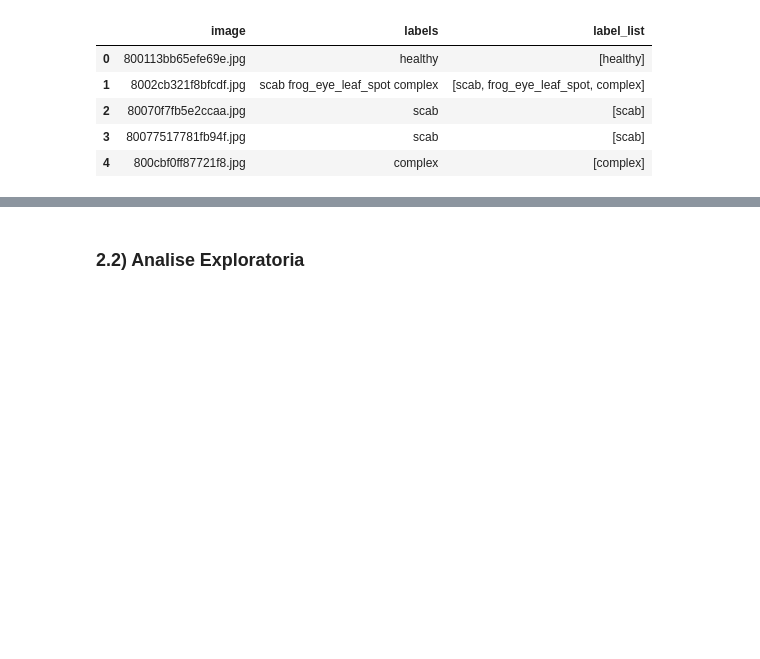
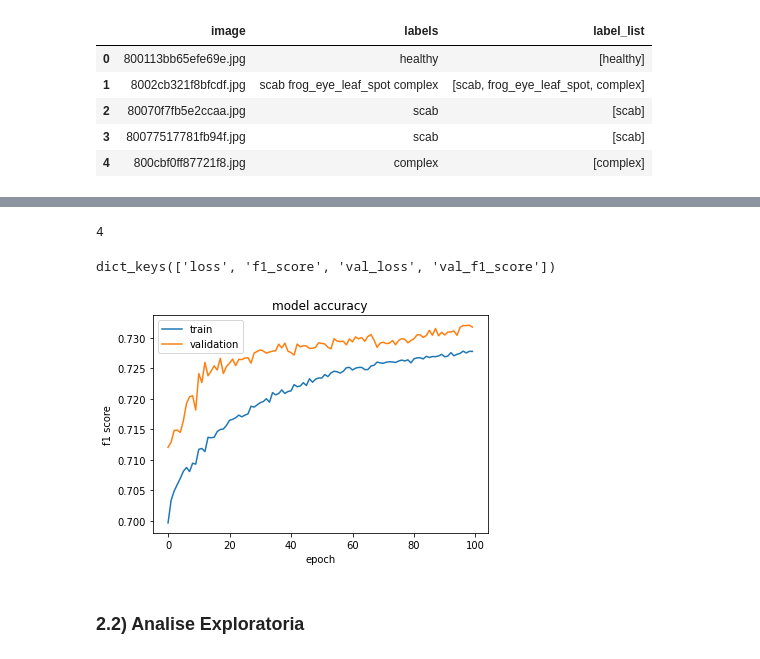
Before and after one commit to esuda/mineiracao_dados_complexos, a Jupyter notebook: Trabalho_Final_Draft_Eric.ipynb, the cells around one changed output, grey strips where cells are left out. Saved outputs shown, nothing was run; the diff lists cells and outputs as text; code cells hidden in the pictures; blank space fills up the shorter version.

```diff
--- a/Trabalho_Final_Draft_Eric.ipynb
+++ b/Trabalho_Final_Draft_Eric.ipynb
@@ -240,0 +364,9 @@ df_train.join(df_mlb, how="left", lsuffix="_first_method", rsuffix="_second_meth
+# %%
+# Insere novas camadas no fim da rede para classificação
+frozen_model_without_rescaling = tf.keras.Sequential([
+  model,
+  tf.keras.layers.GlobalAveragePooling2D(),
+  tf.keras.layers.Dense(len(CLASSES), activation='sigmoid')
+])
+
+frozen_model_without_rescaling.summary()
@@ -240,0 +455,28 @@ df_train.join(df_mlb, how="left", lsuffix="_first_method", rsuffix="_second_meth
+# %%
+# Instancia um otimizador SGD, compila e treina o modelo completo
+sgd = tf.keras.optimizers.SGD(learning_rate=0.001,
+                              momentum=0.9,
+                              decay=0.001,
+                              nesterov=True)
+
+
+# Early Stopping
+early = tf.keras.callbacks.EarlyStopping(monitor='val_loss',
+                                         patience=5,
+                                         restore_best_weights=True)
+# Checkpoint
+filepath = './content/drive/MyDrive/projeto_final_modelos/vanilla_resnet50_v0.h5'
+checkpoint = ModelCheckpoint(filepath,
+                             monitor='val_loss',
+                             save_best_only=True,
+                             mode='max')
+callbacks = [early, checkpoint]
+
+frozen_model_without_rescaling.compile(loss=tf.keras.losses.BinaryCrossentropy(),
+                                       optimizer=sgd,
+                                       metrics=[F1_score])
+
+model_history = frozen_model_without_rescaling.fit(train_ds,
+                                                   epochs=100,
+                                                   callbacks=callbacks,
+                                                   validation_data=val_ds)
@@ -241,3 +501,23 @@ df_train.join(df_mlb, how="left", lsuffix="_first_method", rsuffix="_second_meth
+# %%
+import gc
+
+gc.collect()
+# %% [output]
+4
+# %%
+model_history.history.keys()
+# %% [output]
+dict_keys(['loss', 'f1_score', 'val_loss', 'val_f1_score'])
+# %%
+plt.plot(model_history.history['f1_score'])
+plt.plot(model_history.history['val_f1_score'])
+plt.title('model accuracy')
+plt.ylabel('f1 score')
+plt.xlabel('epoch')
+plt.legend(['train', 'validation'], loc='upper left')
+plt.show()
+# %% [output]
+[figure, added]
 # %% [markdown]
 ### 2.2) Analise Exploratoria
 # %%
```
Also changed, not shown: parts of 28 cells of this notebook.
